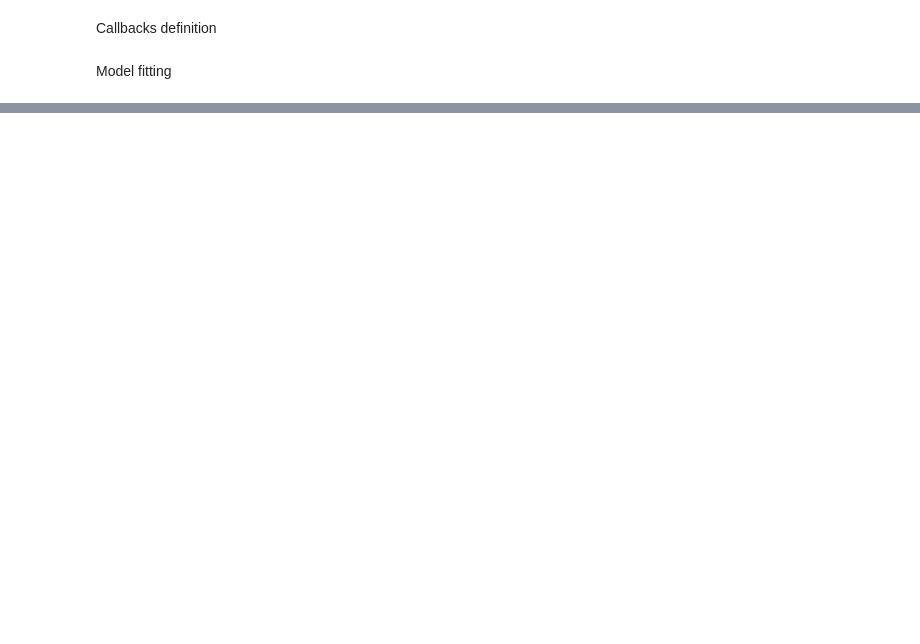
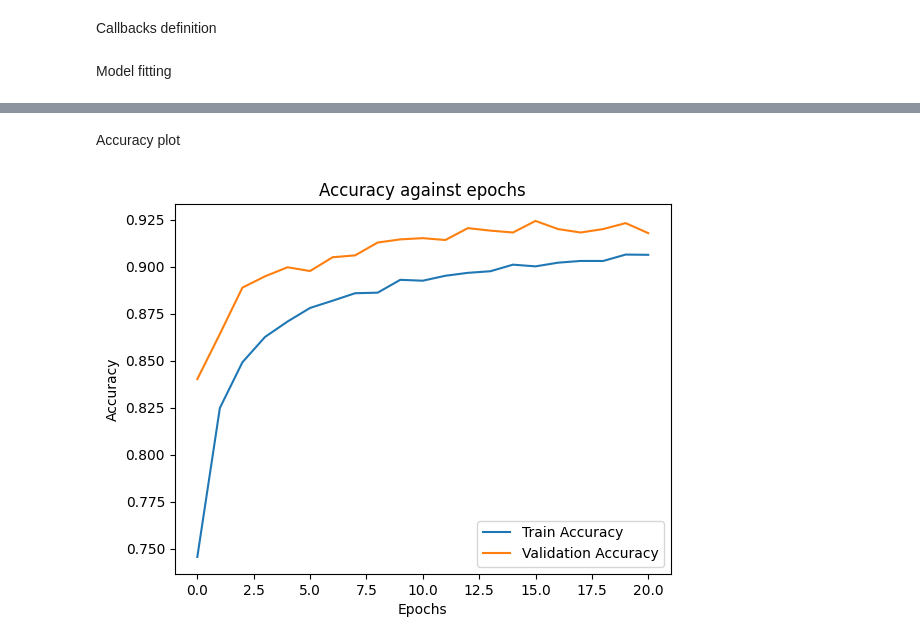
Before and after one commit to Amna2327/Fashion_MNIST_classifier, a Jupyter notebook: notebooks/02_model_training.ipynb, the cells around one changed output, grey strips where cells are left out. Drawn from its saved outputs; the diff is of its cells as text; code cells hidden in the pictures; blank space fills up the shorter version.

```diff
--- a/notebooks/02_model_training.ipynb
+++ b/notebooks/02_model_training.ipynb
@@ -89,0 +155,14 @@ Epoch 1/50
+# %% [markdown]
+Accuracy plot
+# %%
+plt.plot(history.history['accuracy'],label='Train Accuracy')
+plt.plot(history.history['val_accuracy'],label="Validation Accuracy")
+plt.title("Accuracy against epochs")
+plt.xlabel("Epochs")
+plt.ylabel("Accuracy")
+plt.legend()
+plt.title('Accuracy against epochs')
+plt.savefig('/content/Fashion_MNIST_classifier/results/baseline_model_3Dropout_layers__DataAugmentation_plots/accuracy_plot.png')
+plt.show()
+# %% [output]
+[figure, added]
```
Also changed, not shown: parts of 9 cells of this notebook.
